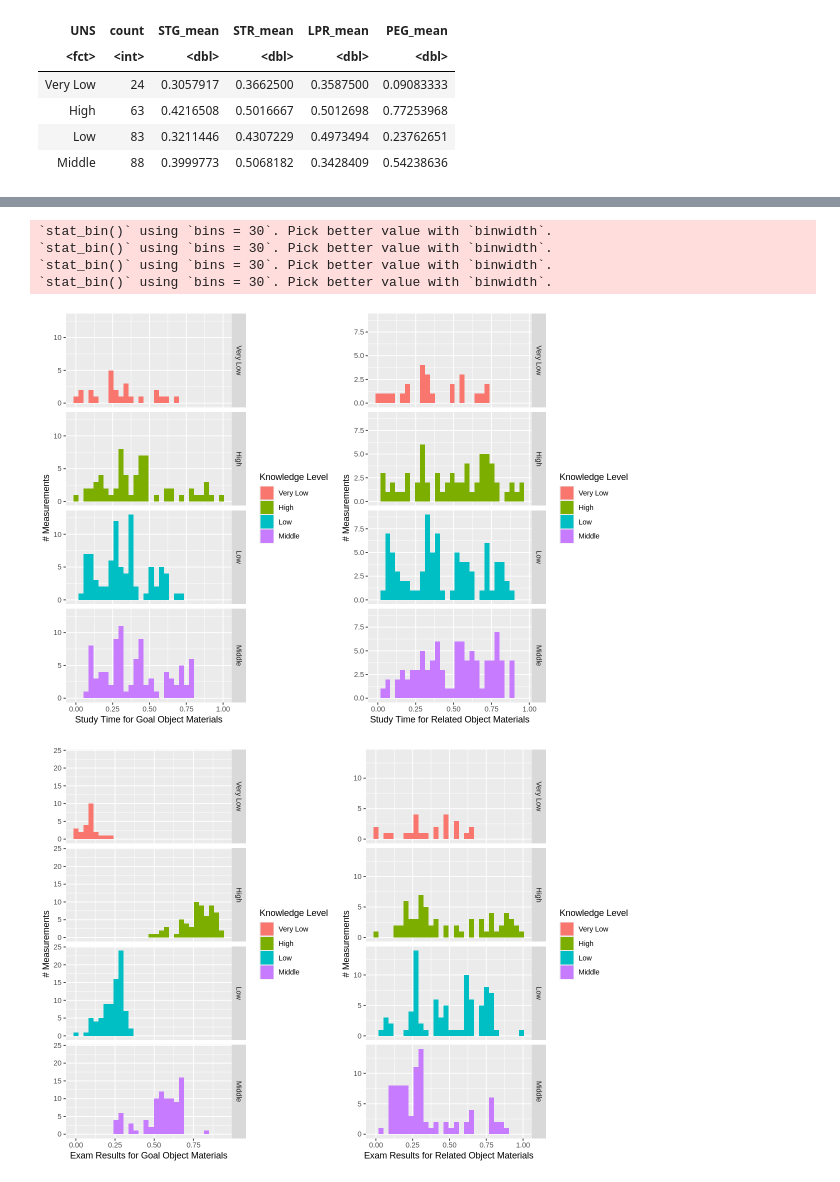
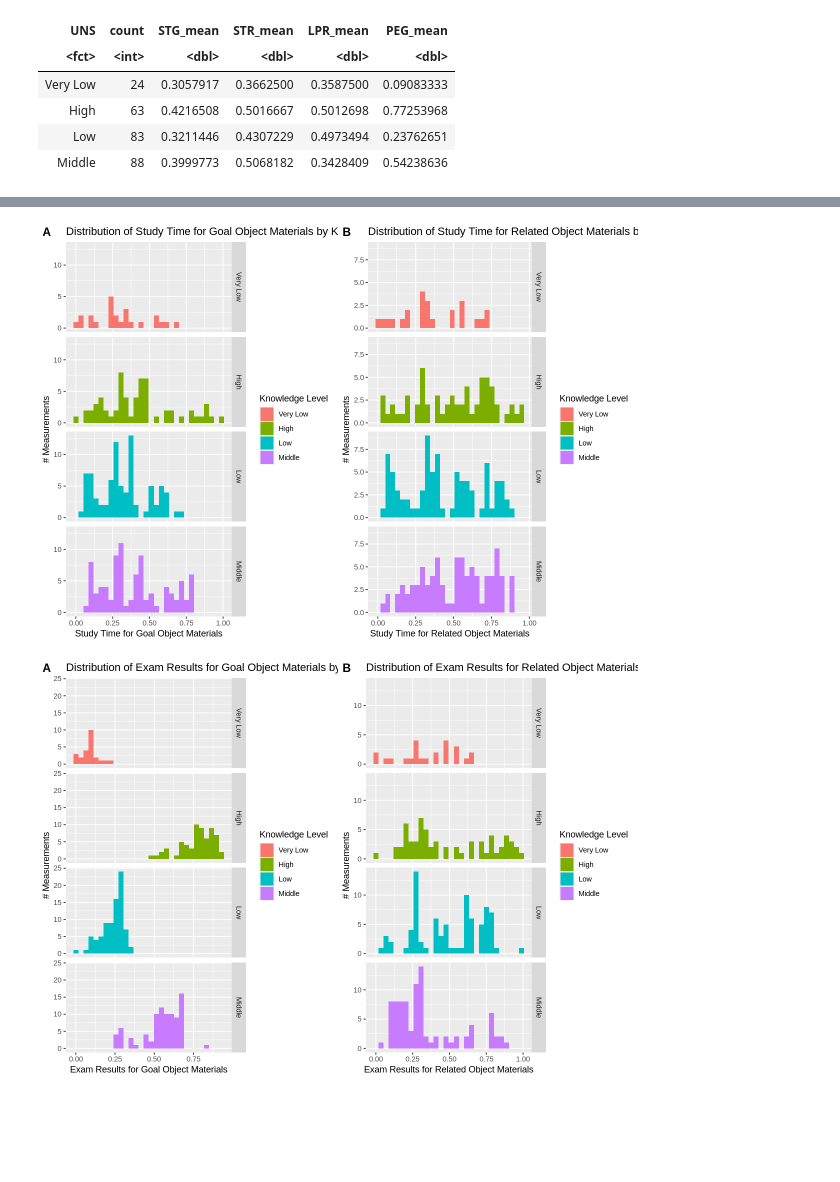
Before and after one commit to GabrielSuen/dsci-100_project, a Jupyter notebook: Group_project.ipynb, the cells around one changed output, grey strips where cells are left out. Drawn from its saved outputs; the diff is of its cells as text; code cells hidden in the pictures; blank space fills up the shorter version.

```diff
--- a/Group_project.ipynb
+++ b/Group_project.ipynb
@@ -106,38 +104,43 @@ A tibble: 4 × 6
 # %%
-options(repr.plot.width = 10, repr.plot.height = 7)
+
+# Plot for Study Time for Goal Object Materials
 knowledge_STG_hist <- ggplot(knowledge_training, aes(x = STG, fill = as_factor(UNS))) +
-  geom_histogram() +
+  geom_histogram(bins = 30) +  # You may adjust the number of bins as needed
   facet_grid(rows = vars(UNS)) +
-  labs(x = "Study Time for Goal Object Materials", y = "# Measurements", fill = "Knowledge Level")
+  labs(x = "Study Time for Goal Object Materials", y = "# Measurements", fill = "Knowledge Level") +
+  ggtitle("Distribution of Study Time for Goal Object Materials by Knowledge Level")
 
+# Plot for Study Time for Related Object Materials
 knowledge_STR_hist <- ggplot(knowledge_training, aes(x = STR, fill = as_factor(UNS))) +
-  geom_histogram() +
+  geom_histogram(bins = 30) +
   facet_grid(rows = vars(UNS)) +
-  labs(x = "Study Time for Related Object Materials", y = "# Measurements", fill = "Knowledge Level")
+  labs(x = "Study Time for Related Object Materials", y = "# Measurements", fill = "Knowledge Level") +
+  ggtitle("Distribution of Study Time for Related Object Materials by Knowledge Level")
 
+# Plot for Exam Results for Goal Object Materials
+knowledge_PEG_hist <- ggplot(knowledge_training, aes(x = PEG, fill = as_factor(UNS))) +
+  geom_histogram(bins = 30) +
+  facet_grid(rows = vars(UNS)) +
+  labs(x = "Exam Results for Goal Object Materials", y = "# Measurements", fill = "Knowledge Level") +
+  ggtitle("Distribution of Exam Results for Goal Object Materials by Knowledge Level")
 
+# Plot for Exam Results for Related Object Materials
+knowledge_LPR_hist <- ggplot(knowledge_training, aes(x = LPR, fill = as_factor(UNS))) +
+  geom_histogram(bins = 30) +
+  facet_grid(rows = vars(UNS)) +
+  labs(x = "Exam Results for Related Object Materials", y = "# Measurements", fill = "Knowledge Level") +
+  ggtitle("Distribution of Exam Results for Related Object Materials by Knowledge Level")
 
+# Combine the first two plots into a grid
+grid1 <- plot_grid(knowledge_STG_hist, knowledge_STR_hist, labels = "AUTO")
 
-knowledge_PEG_hist <- ggplot(knowledge_training, aes(x = PEG, fill = as_factor(UNS))) +
-  geom_histogram() +
-  facet_grid(rows = vars(UNS)) +
-  labs(x = "Exam Results for Goal Object Materials", y = "# Measurements", fill = "Knowledge Level")
+# Combine the last two plots into a grid
+grid2 <- plot_grid(knowledge_PEG_hist, knowledge_LPR_hist, labels = "AUTO")
 
-
-
-
-knowledge_LPR_hist <- ggplot(knowledge_training, aes(x = LPR, fill = as_factor(UNS))) +
-  geom_histogram() +
-  facet_grid(rows = vars(UNS)) +
-  labs(x = "Exam Results for Related Object Materials", y = "# Measurements", fill = "Knowledge Level")
-
-plot_grid(knowledge_STG_hist, knowledge_STR_hist)  # plots showing the distributions of each predictor
-plot_grid(knowledge_PEG_hist, knowledge_LPR_hist)
+# Optionally, if you want to view these combined grids in the R environment
+print(grid1)
+print(grid2)
 # %% [output]
-`stat_bin()` using `bins = 30`. Pick better value with `binwidth`.
-`stat_bin()` using `bins = 30`. Pick better value with `binwidth`.
-`stat_bin()` using `bins = 30`. Pick better value with `binwidth`.
-`stat_bin()` using `bins = 30`. Pick better value with `binwidth`.
-[figure, old version]
+[figure, new version]
-[figure, old version]
+[figure, new version]
 # %% [markdown]
```
Also changed, not shown: parts of 13 cells of this notebook.
